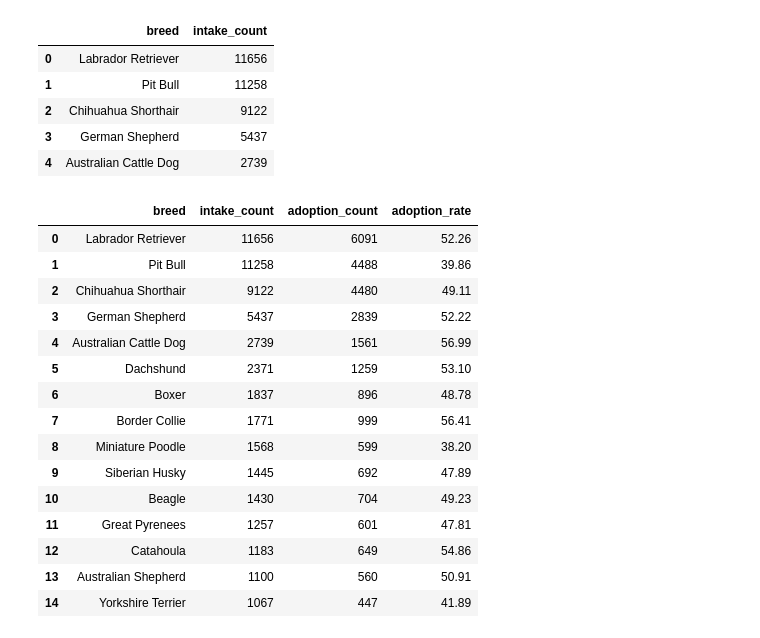
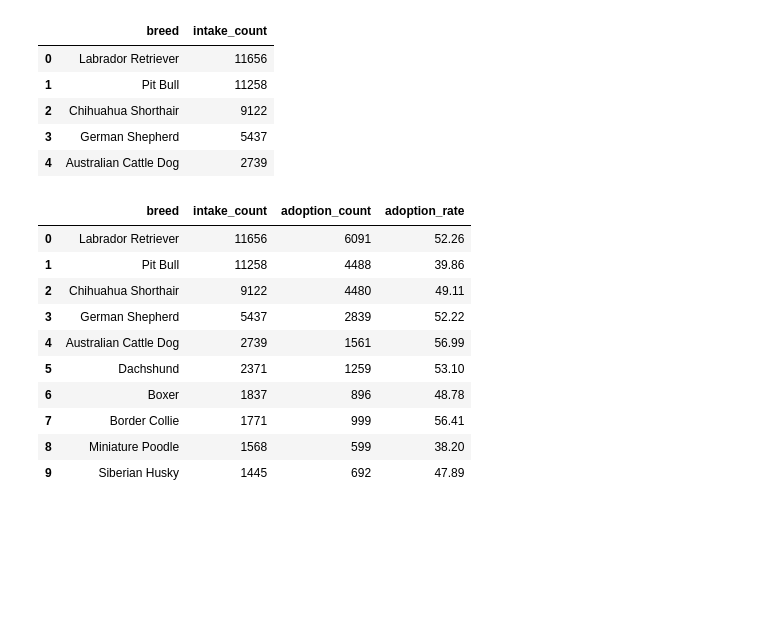
Before and after one commit to lordfrahnk/austin_shelter, a Jupyter notebook: notebooks/6 - Dogs Outcomes.ipynb, the cells around one changed output. Cells and saved outputs as stored; diff of their text form; code cells hidden in the pictures; blank space fills up the shorter version.

```diff
--- a/notebooks/6 - Dogs Outcomes.ipynb
+++ b/notebooks/6 - Dogs Outcomes.ipynb
@@ -142,21 +179,16 @@ adoption_rate = intake_breeds.merge(adopted_breeds, on='breed')
 
 adoption_rate['adoption_rate'] = round((adoption_rate['adoption_count'] / adoption_rate['intake_count']) * 100, 2)
 # %%
-adoption_rate.sort_values('intake_count', ascending=False).head(15)
+adoption_rate.sort_values('intake_count', ascending=False).head(10)
 # %% [output]
 |  | breed | intake_count | adoption_count | adoption_rate |
 | 0 | Labrador Retriever | 11656 | 6091 | 52.26 |
 | 1 | Pit Bull | 11258 | 4488 | 39.86 |
 | 2 | Chihuahua Shorthair | 9122 | 4480 | 49.11 |
 | 3 | German Shepherd | 5437 | 2839 | 52.22 |
 | 4 | Australian Cattle Dog | 2739 | 1561 | 56.99 |
 | 5 | Dachshund | 2371 | 1259 | 53.10 |
 | 6 | Boxer | 1837 | 896 | 48.78 |
 | 7 | Border Collie | 1771 | 999 | 56.41 |
 | 8 | Miniature Poodle | 1568 | 599 | 38.20 |
 | 9 | Siberian Husky | 1445 | 692 | 47.89 |
-| 10 | Beagle | 1430 | 704 | 49.23 |
-| 11 | Great Pyrenees | 1257 | 601 | 47.81 |
-| 12 | Catahoula | 1183 | 649 | 54.86 |
-| 13 | Australian Shepherd | 1100 | 560 | 50.91 |
-| 14 | Yorkshire Terrier | 1067 | 447 | 41.89 |
```
Also changed, not shown: parts of 23 cells of this notebook.
